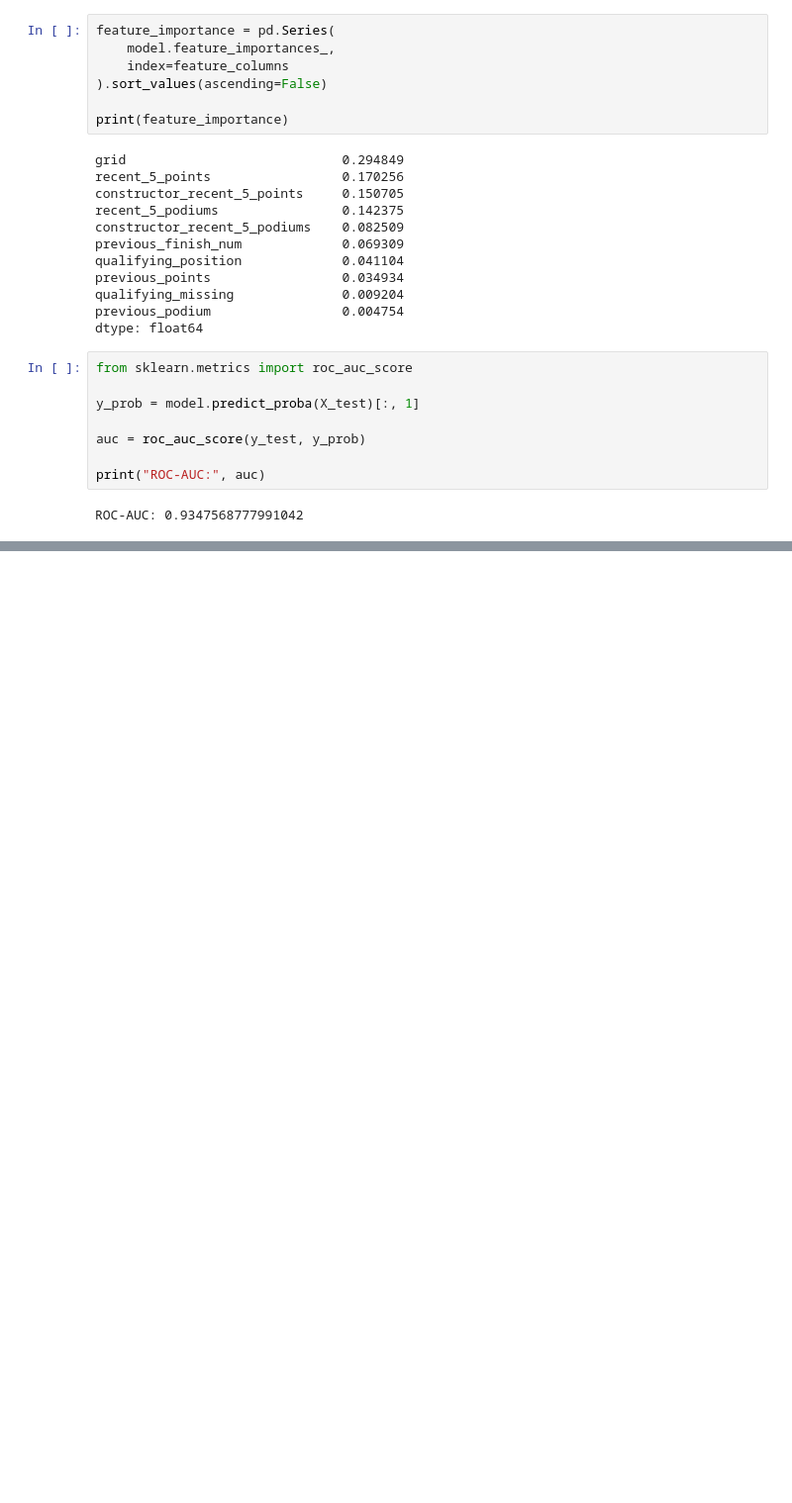
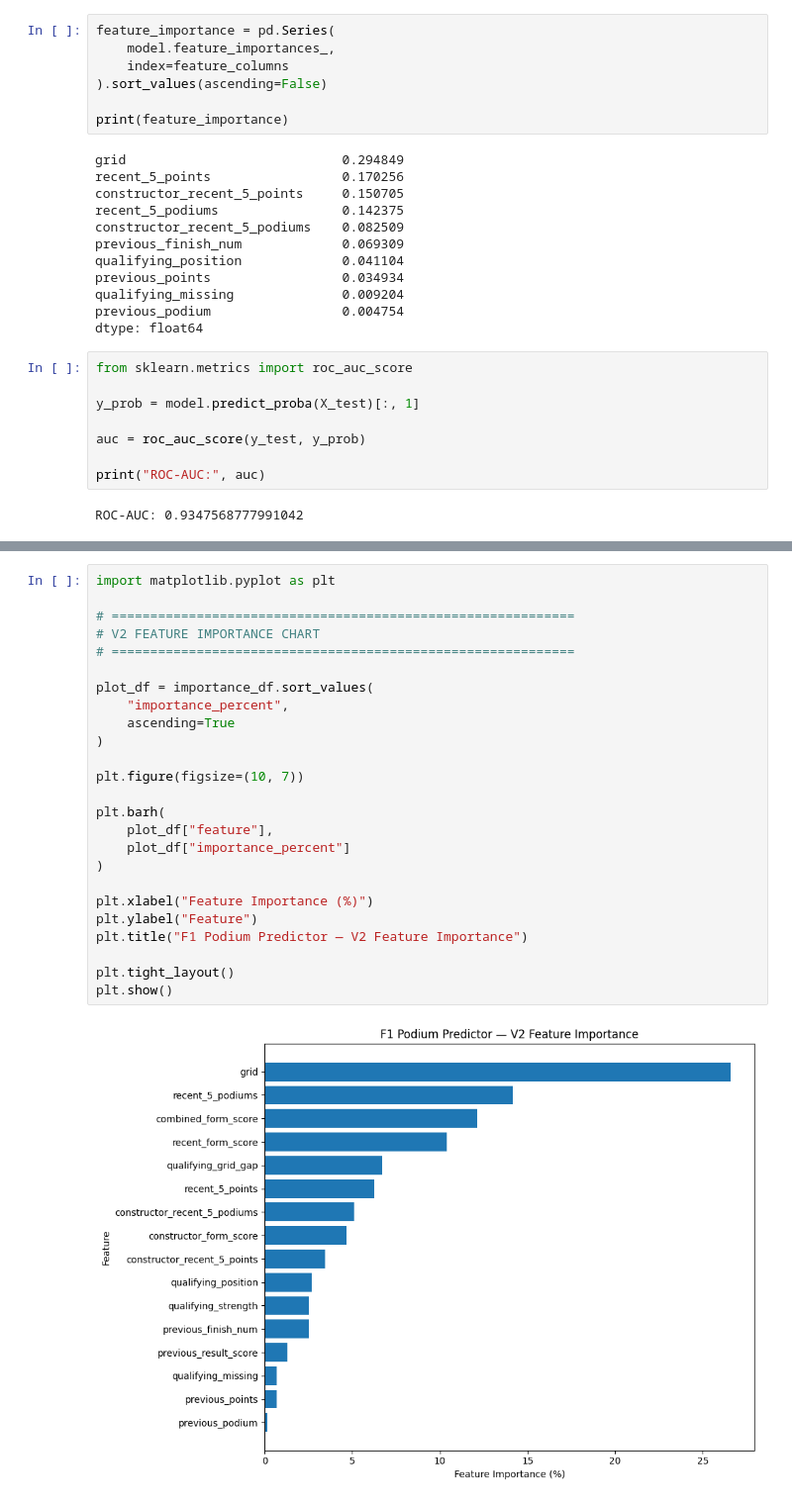
Before and after one commit to dharanish721/F1-Race-Predictor, a Jupyter notebook: notebooks/01_f1_data_exploration.ipynb, the cells around one changed output, grey strips where cells are left out. Shown at 99% size. Saved outputs shown, nothing was run; the diff lists cells and outputs as text; blank space fills up the shorter version.

Commit message:
Complete F1 podium predictor project

```diff
--- a/notebooks/01_f1_data_exploration.ipynb
+++ b/notebooks/01_f1_data_exploration.ipynb
@@ -2491,0 +7184,27 @@ ROC-AUC: 0.9347568777991042
+# %%
+import matplotlib.pyplot as plt
+
+# ============================================================
+# V2 FEATURE IMPORTANCE CHART
+# ============================================================
+
+plot_df = importance_df.sort_values(
+    "importance_percent",
+    ascending=True
+)
+
+plt.figure(figsize=(10, 7))
+
+plt.barh(
+    plot_df["feature"],
+    plot_df["importance_percent"]
+)
+
+plt.xlabel("Feature Importance (%)")
+plt.ylabel("Feature")
+plt.title("F1 Podium Predictor — V2 Feature Importance")
+
+plt.tight_layout()
+plt.show()
+# %% [output]
+[figure, added]
```
Also changed, not shown: parts of 116 cells of this notebook, 10 other files.
